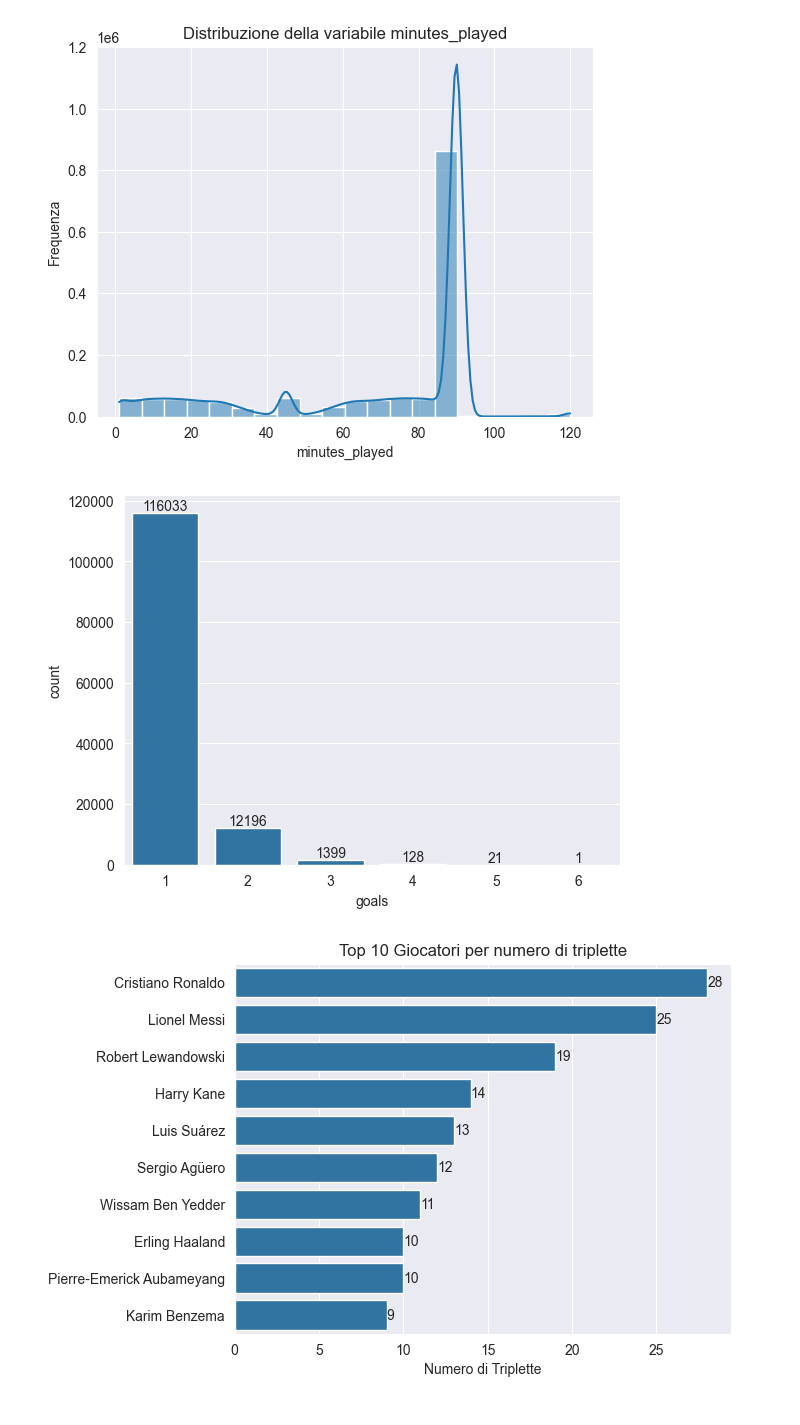
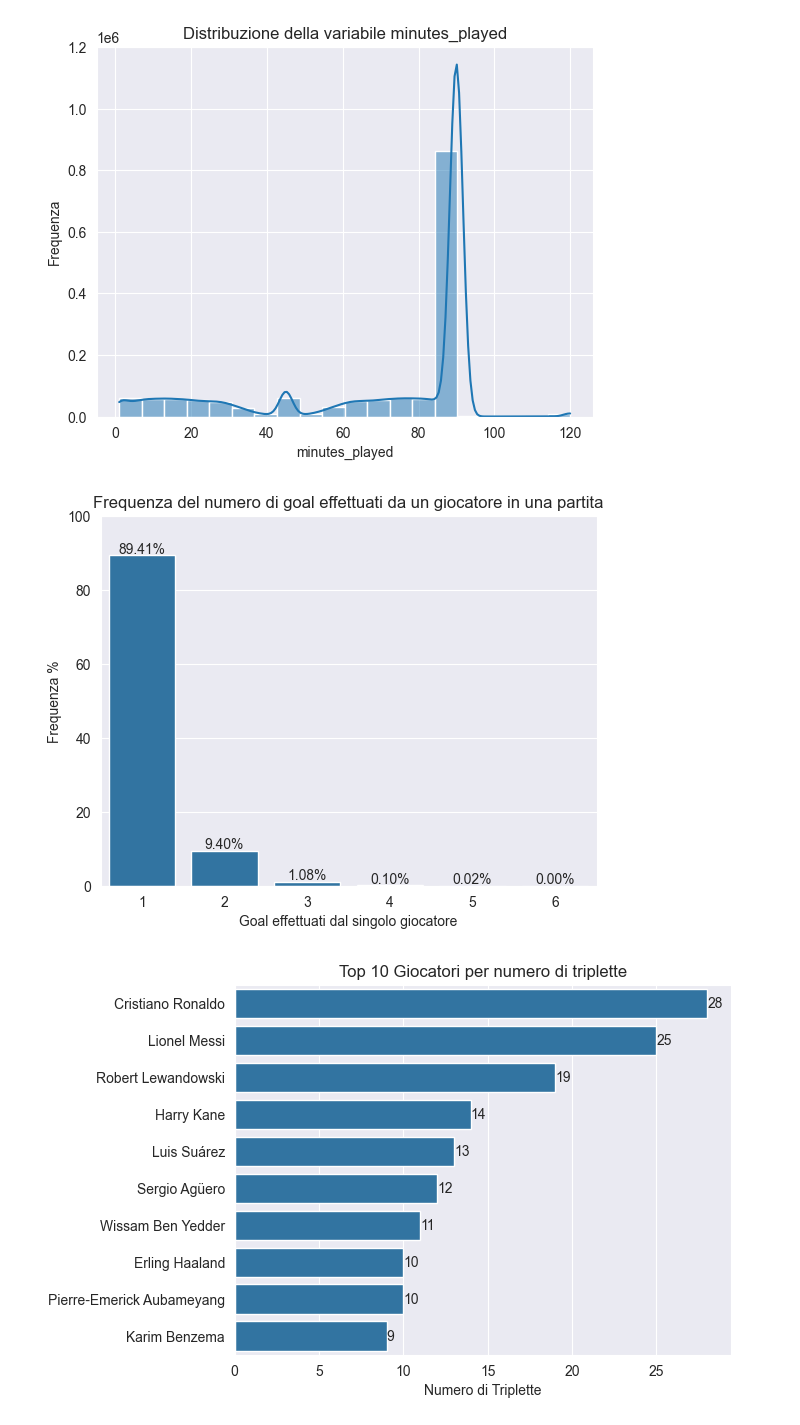
Before and after one commit to RiccardoPili/Football-Data-Analysis, a Jupyter notebook: appearances.ipynb, the cells around one changed output. Saved outputs shown, nothing was run; the diff lists cells and outputs as text; code cells hidden in the pictures.

```diff
--- a/appearances.ipynb
+++ b/appearances.ipynb
@@ -100,16 +100,27 @@ Media di minutes_played: 69.65
 [figure]
 # %%
 # distribuzione del numero di goal segnati da un giocatore in una singola partita
-goal_counts = appearances_df.query('goals >= 1')['goals'].value_counts()
 
-sns.countplot(data=appearances_df.query('goals >= 1'), x='goals')
+goals = appearances_df.query('goals >= 1')
+goal_counts = goals['goals'].value_counts()
+goal_percentage = goal_counts / goal_counts.sum()*100
 
-for i, count in enumerate(goal_counts):
-    plt.text(i, count, str(count), ha='center', va='bottom')
+goal_percentage_df = goal_percentage.reset_index()
+goal_percentage_df.columns = ['goals', 'percentage']
 
+sns.barplot(data=goal_percentage_df, x='goals', y='percentage')
+
+for i in range(len(goal_percentage_df)):
+    plt.text(i, goal_percentage_df['percentage'][i] + 0.5,
+             f"{goal_percentage_df['percentage'][i]:.2f}%", ha='center')
+
+plt.title('Frequenza del numero di goal effettuati da un giocatore in una partita')
+plt.xlabel('Goal effettuati dal singolo giocatore')
+plt.ylabel('Frequenza %')
+plt.ylim(0,100)
 plt.show()
 # %% [output]
-[figure, old version]
+[figure, new version]
 # %%
 # giocatori con il maggior numero di triplette
 hat_tricks = appearances_df.query('goals == 3')['player_id'].value_counts().head(10)
```
Also changed, not shown: parts of 10 cells of this notebook, 6 other files.
